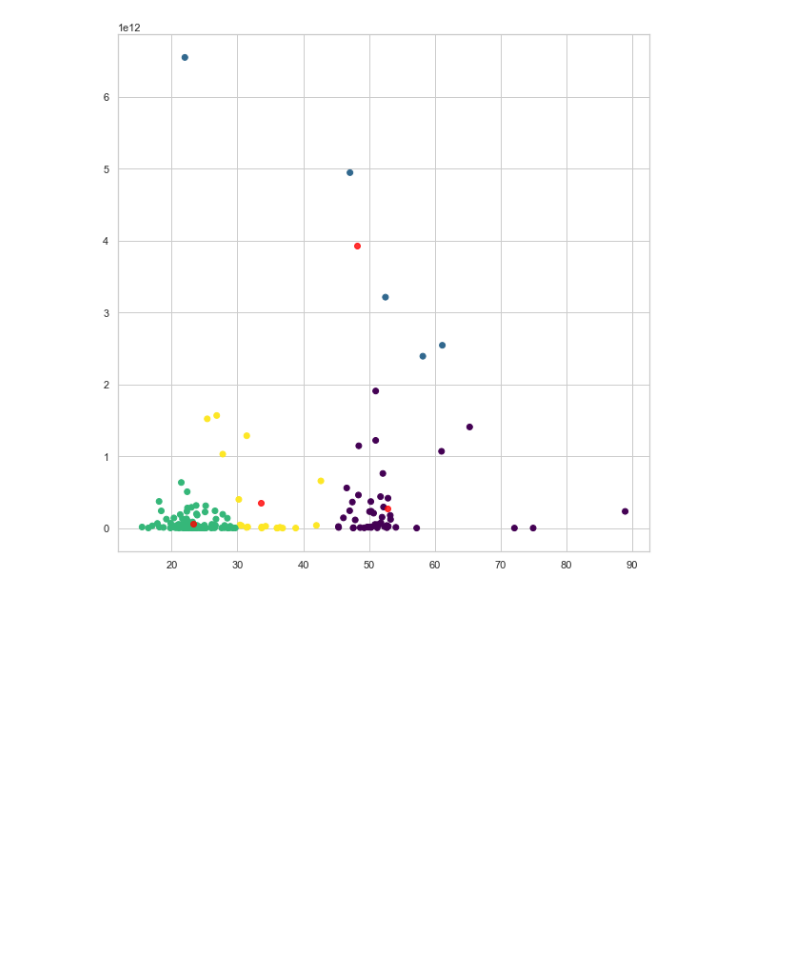
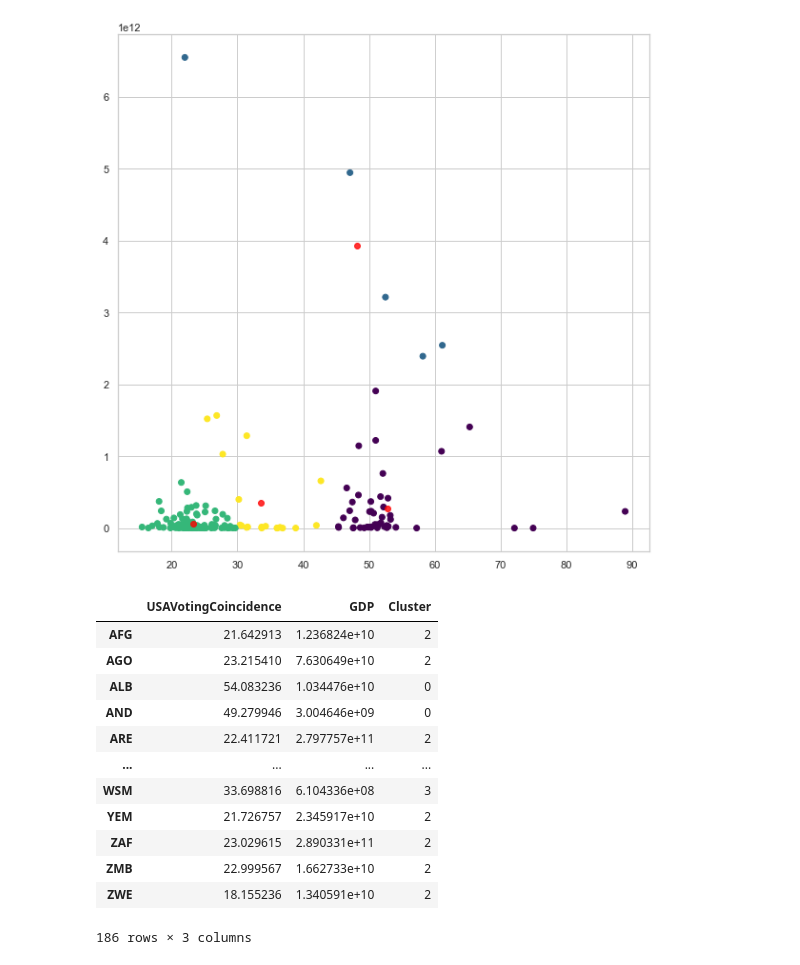
Before and after one commit to KingJohn1024/united-nations-general-assembly-voting, a Jupyter notebook: UN GA Voting Analysis.ipynb, the cells around one changed output. Cells and saved outputs as stored; diff of their text form; code cells hidden in the pictures; blank space fills up the shorter version.

```diff
--- a/UN GA Voting Analysis.ipynb
+++ b/UN GA Voting Analysis.ipynb
@@ -375,10 +422,3 @@ nf_out.to_csv('nf_out.csv')
 # %% [markdown]
 <b>GDP Data</b>
 <p>GDP data by country, year taken from the UN stats site here: <a href='https://unstats.un.org/unsd/snaama/Downloads'>https://unstats.un.org/unsd/snaama/Downloads</a>.  GDP is broken down at it's currenct price in US Dollars for all countries for all years, sorted alphabetically.
-# %%
-# Read the source data file and filter to only GDP values
-source_path = './source_data/'
-source_file = f'{source_path}/Download-GDPcurrent-USD-countries.xlsx'
-gdp = pd.read_excel(source_file, engine='openpyxl', skiprows=2)
-gdp = gdp[gdp.IndicatorName == 'Gross Domestic Product (GDP)']
-gdp.head()
@@ -393,3 +425,24 @@ gdp.head()
+# %%
+def get_gdp_data(indicator_name='Gross Domestic Product (GDP)'):
+    # Read the source data file and filter to only GDP values
+    source_path = './source_data/'
+    source_file = f'{source_path}/Download-GDPcurrent-USD-countries.xlsx'
+    gdp = pd.read_excel(source_file, engine='openpyxl', skiprows=2)
+    if indicator_name != 'all':
+        gdp = gdp[gdp.IndicatorName == indicator_name]
+
+    # Reverse the map
+    cntry_name_to_cntry = {v:k for k, v in cntry_to_cntry_name.items()}
+
+    # Mannual map of GDP country names to UN Voting country names
+    xmap = {'D.P.R. of Korea': "DEMOCRATIC PEOPLE'S REPUBLIC OF KOREA"}
+    gdp.loc[gdp['Country'].isin(xmap.keys()), 'Country'] = gdp.loc[gdp['Country'].isin(xmap.keys())]['Country'].map(xmap)
+
+    gdp['Cntry'] = gdp['Country'].str.upper().map(cntry_name_to_cntry)
+
+    # Some of the GDP country codes are historical and do not exist during the UN GA Voting data time series
+    print(f"Could not map {gdp[gdp['Cntry'].isnull()].shape[0]} countries...")
+    return gdp
 # %%
 # Create matrix of Year / Country for all available UN Voting data - values are Yearly US Voting Coincidence
 coincidence_country = 'USA'
@@ -435,0 +475,2 @@ Could not map 33 countries...
+# %%
+gdp = get_gdp_data()
@@ -513,3 +556,19 @@ plt.scatter(x=centroids[:,0], y=centroids[:,1], color='red', alpha=.8)
 # Add the cluster labels to the original frame and save to csv format for geographical analysis in Tableau
 cdf['Cluster'] = labels
 cdf.reset_index().rename(columns={'index': 'CountryCode'}).to_csv('./CountryClusters.csv')
+# %%
+cdf
+# %% [output]
+|  | USAVotingCoincidence | GDP | Cluster |
+| AFG | 21.642913 | 1.236824e+10 | 2 |
+| AGO | 23.215410 | 7.630649e+10 | 2 |
+| ALB | 54.083236 | 1.034476e+10 | 0 |
+| AND | 49.279946 | 3.004646e+09 | 0 |
+| ARE | 22.411721 | 2.797757e+11 | 2 |
+| ... | ... | ... | ... |
+| WSM | 33.698816 | 6.104336e+08 | 3 |
+| YEM | 21.726757 | 2.345917e+10 | 2 |
+| ZAF | 23.029615 | 2.890331e+11 | 2 |
+| ZMB | 22.999567 | 1.662733e+10 | 2 |
+| ZWE | 18.155236 | 1.340591e+10 | 2 |
+186 rows × 3 columns
```
Also changed, not shown: parts of 7 cells of this notebook, 4 other files.
